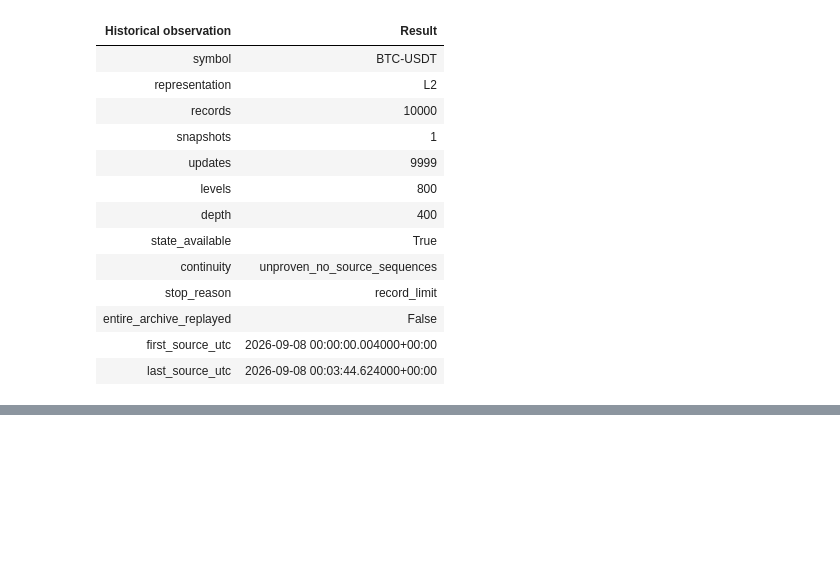
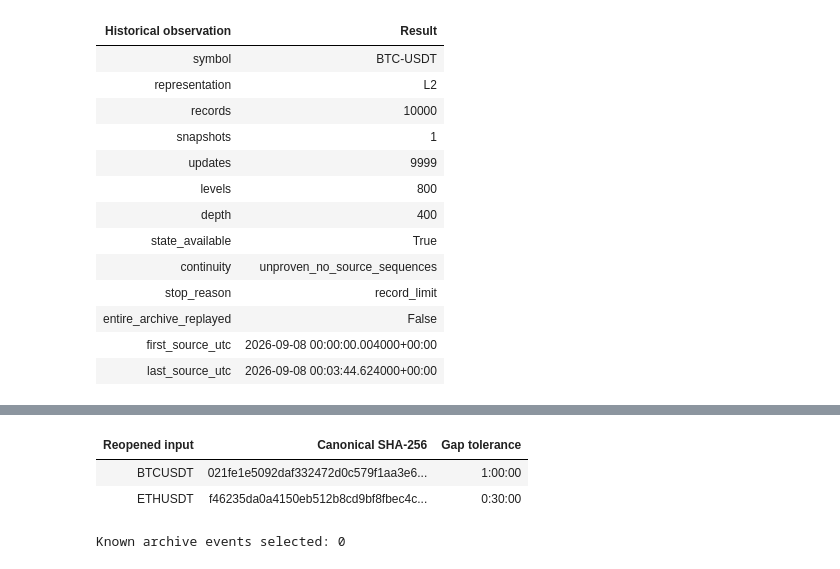
Before and after one commit to lixuanguang/alpha-research-lab-private, a Jupyter notebook: examples/research-foundations.ipynb, the cells around one changed output, grey strips where cells are left out. Cells and saved outputs as stored; diff of their text form; code cells hidden in the pictures; blank space fills up the shorter version.

```diff
--- a/examples/research-foundations.ipynb
+++ b/examples/research-foundations.ipynb
@@ -2393,0 +567,41 @@ measured need after that interface exists. Neither package is implemented here.
+# %%
+reopened = snapshots.read(snapshot_id, max_bytes=max_bytes)
+assert len(reopened.partitions) == 2
+assert tuple(part.policy for part in reopened.partitions) == tuple(item.policy for item in inputs)
+assert tuple(part.eligibility for part in reopened.partitions) == tuple(
+    item.eligibility for item in inputs
+)
+# Exact repeated selections are reused; the two instrument bindings remain separate.
+assert publish_dataset((*inputs, inputs[0]), store, destination, max_bytes=max_bytes) == snapshot_id
+precedence = tuple(
+    (
+        item.acquisition.run.instruments[0].source,
+        item.acquisition.run.job.stream,
+        item.acquisition.run.instruments[0].instrument_id,
+    )
+    for item in inputs
+)
+reader = AsOfSelector.read(
+    destination, store, identity=snapshot_id, max_bytes=max_bytes, precedence=precedence
+)
+selected_events = reader.select(
+    tuple(binding[2] for binding in precedence),
+    start=start,
+    end=archive_run.job.end,
+    known_at=start + timedelta(seconds=1),
+)
+assert selected_events == ()
+assert all(b"original trade availability unknown" in payload for payload in reader.history)
+NotebookDisplay.show_table(
+    ("Reopened input", "Canonical SHA-256", "Gap tolerance"),
+    [
+        (part.acquisition.run.instruments[0].symbol, part.sha256, part.policy.max_gap)
+        for part in reopened.partitions
+    ],
+)
+print("Known archive events selected:", len(selected_events))
+# %% [output]
+| Reopened input | Canonical SHA-256 | Gap tolerance |
+| BTCUSDT | 021fe1e5092daf332472d0c579f1aa3e6... | 1:00:00 |
+| ETHUSDT | f46235da0a4150eb512b8cd9bf8fbec4c... | 0:30:00 |
+Known archive events selected: 0
```
Also changed, not shown: parts of 90 cells of this notebook, 17 other files.
